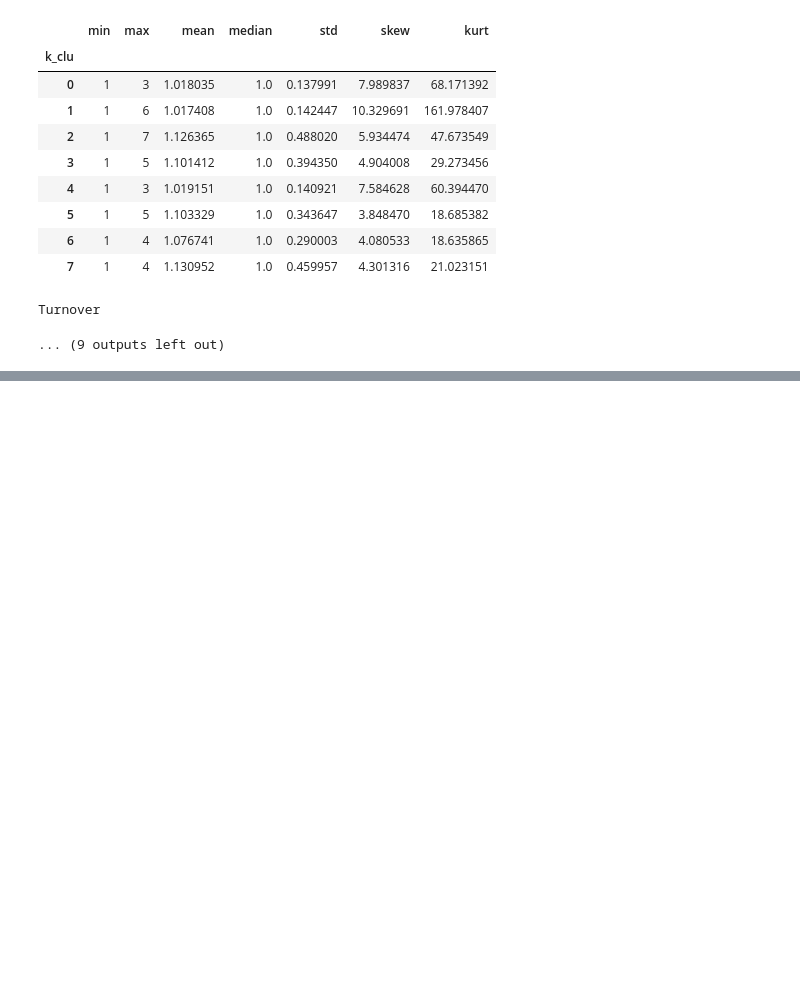
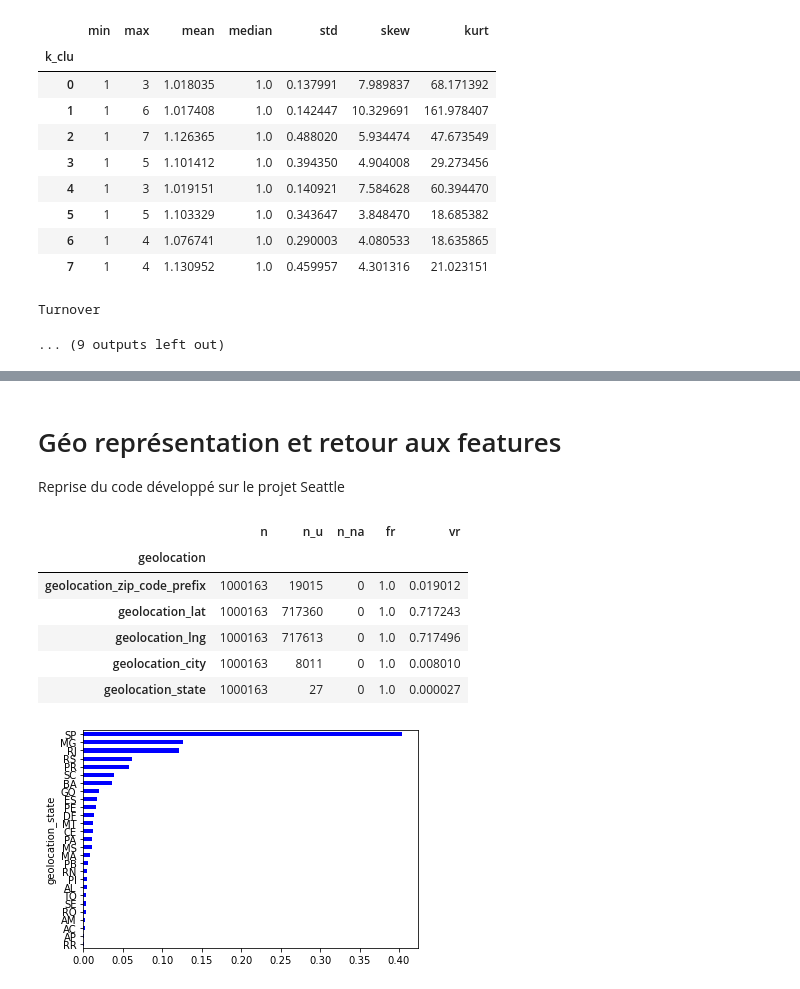
Before and after one commit to Franck-PepperLabs/pepper_olist_market_segmentation, a Jupyter notebook: jupyter/x.ipynb, the cells around one changed output, grey strips where cells are left out. Cells and saved outputs as stored; diff of their text form; code cells hidden in the pictures; blank space fills up the shorter version.

```diff
--- a/jupyter/x.ipynb
+++ b/jupyter/x.ipynb
@@ -834,0 +997,18 @@ Turnover
+# %% [markdown]
+# Géo représentation et retour aux features
+
+Reprise du code développé sur le projet Seattle
+# %%
+from olist_commons import get_geolocation, discrete_stats, plot_value_freqs
+geolocation = get_geolocation()
+display(discrete_stats(geolocation, 'geolocation'))
+plot_value_freqs(geolocation, 'geolocation_state')
+# %% [output]
+|  | n | n_u | n_na | fr | vr |
+| geolocation |  |  |  |  |  |
+| geolocation_zip_code_prefix | 1000163 | 19015 | 0 | 1.0 | 0.019012 |
+| geolocation_lat | 1000163 | 717360 | 0 | 1.0 | 0.717243 |
+| geolocation_lng | 1000163 | 717613 | 0 | 1.0 | 0.717496 |
+| geolocation_city | 1000163 | 8011 | 0 | 1.0 | 0.008010 |
+| geolocation_state | 1000163 | 27 | 0 | 1.0 | 0.000027 |
+[figure, added]
```
Also changed, not shown: parts of 59 cells of this notebook, 3 other files.
